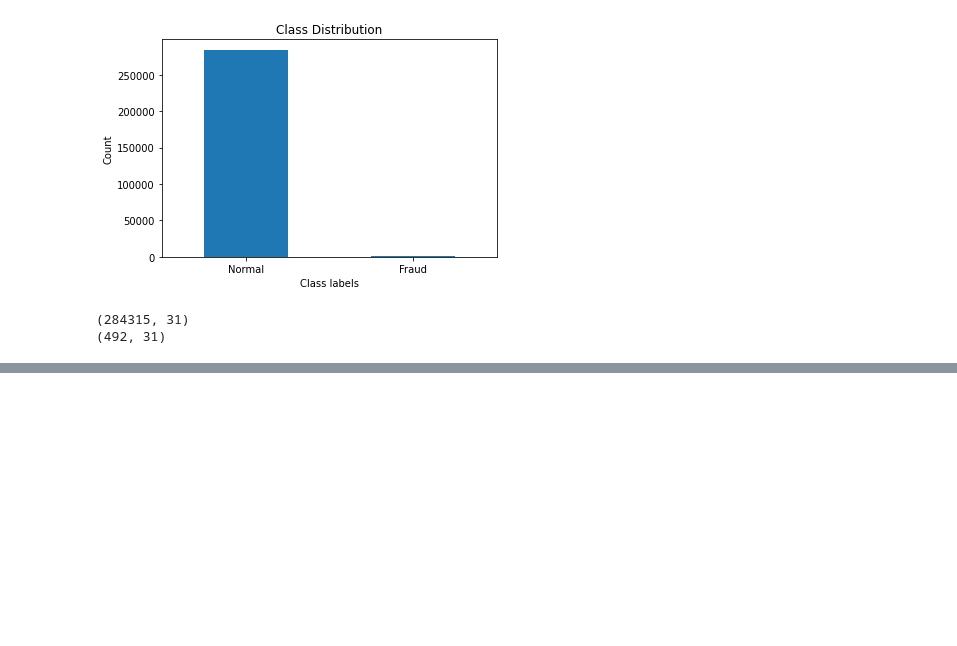
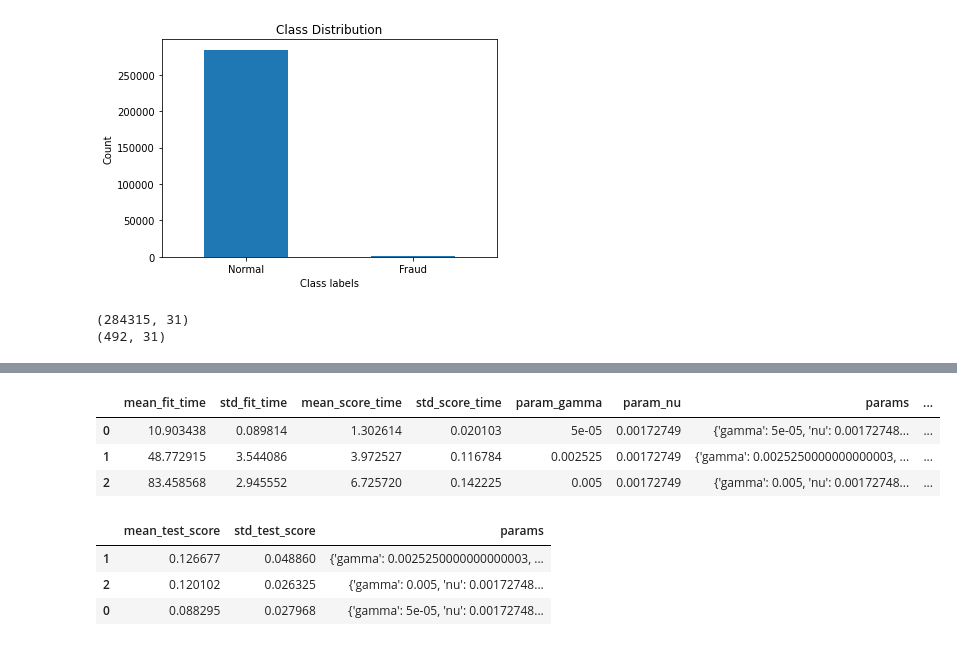
Before and after one commit to HamoyeHQ/g01-fraud-detection, a Jupyter notebook: model/Anomaly Detection models/one_class_svm.ipynb, the cells around one changed output, grey strips where cells are left out. Cells and saved outputs as stored; diff of their text form; code cells hidden in the pictures; blank space fills up the shorter version.

```diff
--- a/model/Anomaly Detection models/one_class_svm.ipynb
+++ b/model/Anomaly Detection models/one_class_svm.ipynb
@@ -118,0 +117,2 @@ y[y==0] = 1
+# %%
+oneSVM_model = OneClassSVM()
@@ -124,3 +125,0 @@ X_train, X_test, y_train, y_test = train_test_split(X, y, test_size=0.10)
-# %%
-oneSVM_model = OneClassSVM(kernel='rbf',nu=contamination, gamma=0.005)
-oneSVM_model.fit(X_train)
@@ -129,9 +126,9 @@ OneClassSVM(gamma=0.005, nu=0.001727485630620034)
 # %%
-# f1sc = make_scorer(f1_score)
-# ps = {
-#         "kernel":['linear', 'poly', 'rbf', 'sigmoid', 'precomputed'],
-#         "nu":np.linspace(0.0000000001, 1.0, 5)
-#     }
-# search = GridSearchCV(estimator=oneSVM_model, param_grid=ps, scoring=f1sc, cv=folds)
+f1sc = make_scorer(f1_score, pos_label=-1, average='binary')
+ps = {
+        "gamma":np.linspace(0.00005,0.005, 3),
+        "nu":[contamination]
+    }
+search = GridSearchCV(estimator=oneSVM_model, param_grid=ps, scoring=f1sc, cv=folds)
 # %%
-# search.fit(X, y)
+search.fit(X, y)
@@ -138,5 +148,15 @@ OneClassSVM(gamma=0.005, nu=0.001727485630620034)
 # %%
-# df = pd.DataFrame(search.cv_results_)
-# df
+df = pd.DataFrame(search.cv_results_)
+df
+# %% [output]
+|  | mean_fit_time | std_fit_time | mean_score_time | std_score_time | param_gamma | param_nu | params | ... |
+| 0 | 10.903438 | 0.089814 | 1.302614 | 0.020103 | 5e-05 | 0.00172749 | {'gamma': 5e-05, 'nu': 0.00172748... | ... |
+| 1 | 48.772915 | 3.544086 | 3.972527 | 0.116784 | 0.002525 | 0.00172749 | {'gamma': 0.0025250000000000003, ... | ... |
+| 2 | 83.458568 | 2.945552 | 6.725720 | 0.142225 | 0.005 | 0.00172749 | {'gamma': 0.005, 'nu': 0.00172748... | ... |
 # %%
-# df[["mean_test_score", "std_test_score", "params"]].sort_values(by=["mean_test_score"], ascending=False).head()
+df[["mean_test_score", "std_test_score", "params"]].sort_values(by=["mean_test_score"], ascending=False).head()
+# %% [output]
+|  | mean_test_score | std_test_score | params |
+| 1 | 0.126677 | 0.048860 | {'gamma': 0.0025250000000000003, ... |
+| 2 | 0.120102 | 0.026325 | {'gamma': 0.005, 'nu': 0.00172748... |
+| 0 | 0.088295 | 0.027968 | {'gamma': 5e-05, 'nu': 0.00172748... |
```
Also changed, not shown: parts of 9 cells of this notebook.
